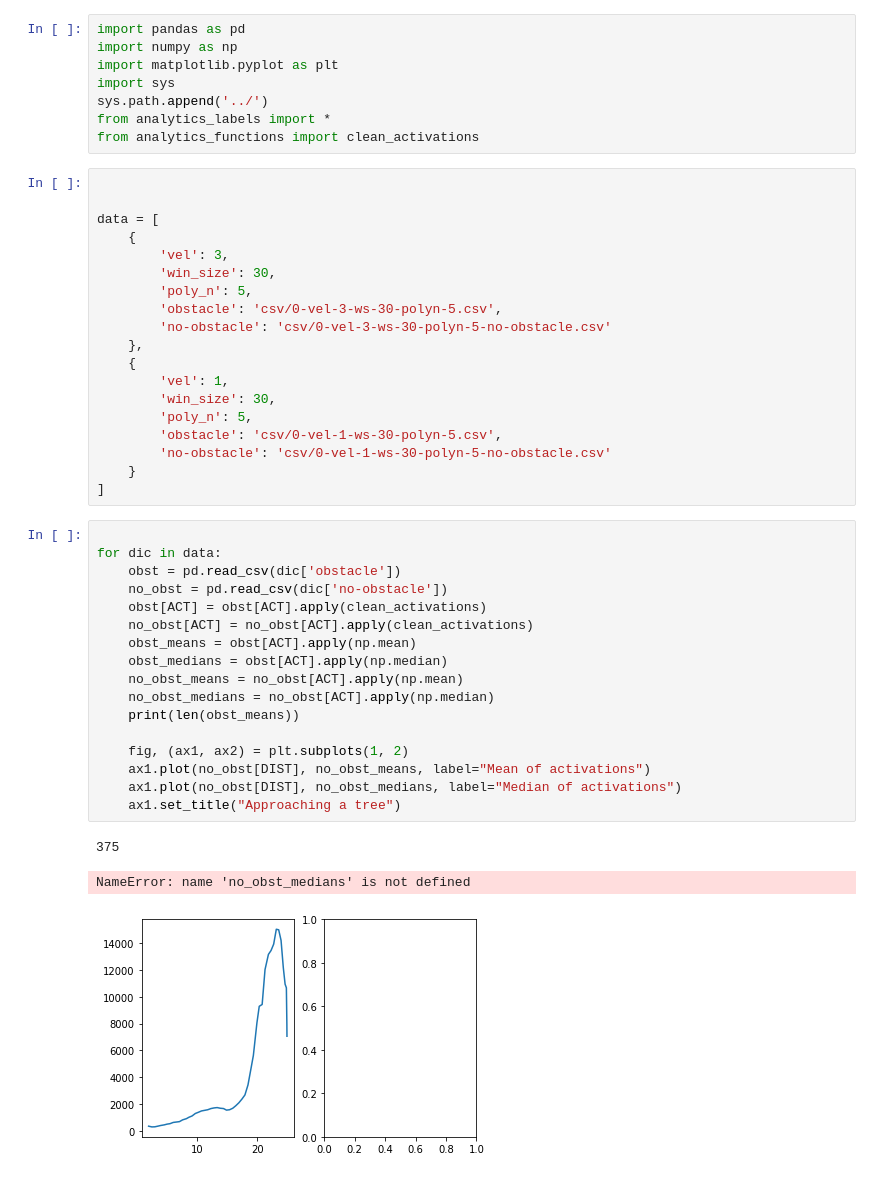
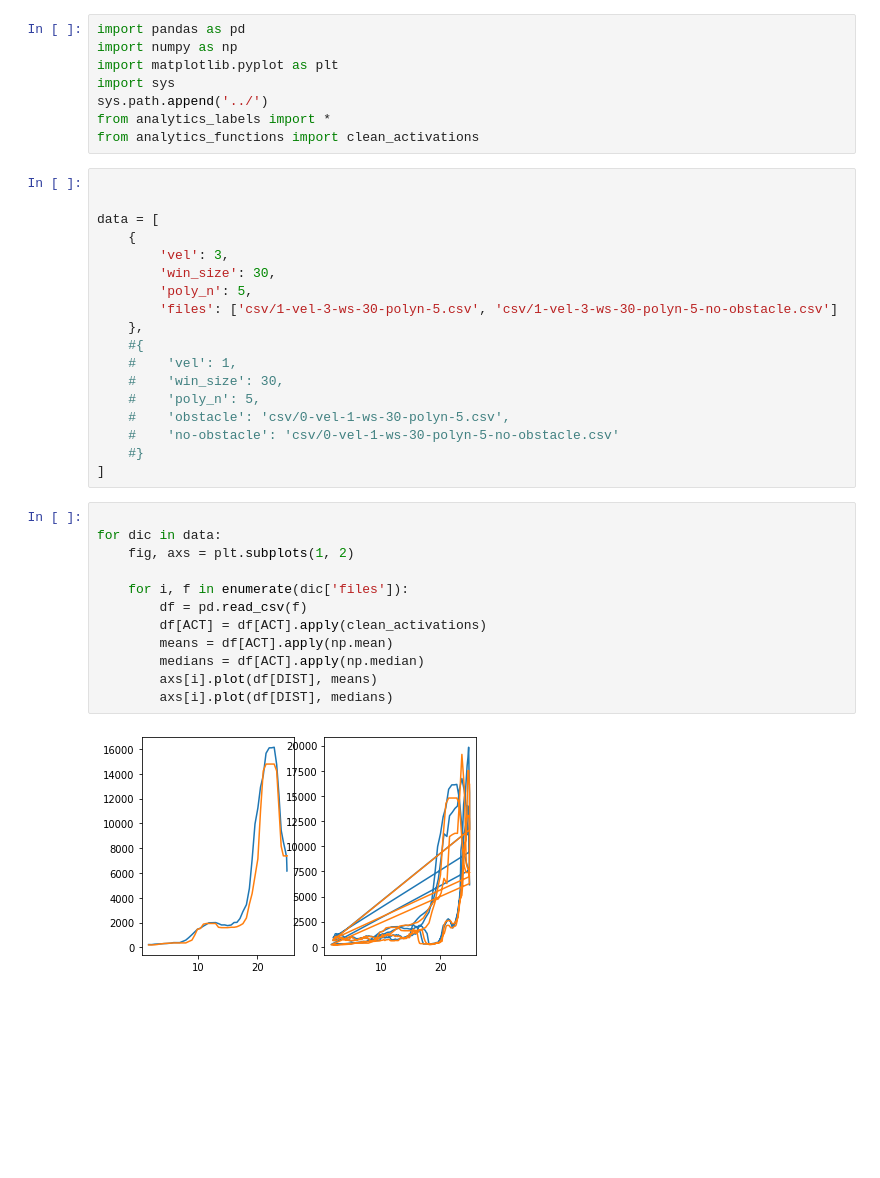
Before and after one commit to joanreyero/pyx4-avoidance, a Jupyter notebook: src/analytics/of-parameters/try.ipynb, the cells around one changed output. Saved outputs shown, nothing was run; the diff lists cells and outputs as text; blank space fills up the shorter version.

Commit message:
More plotting

```diff
--- a/src/analytics/of-parameters/try.ipynb
+++ b/src/analytics/of-parameters/try.ipynb
@@ -14,35 +14,27 @@ data = [
         'vel': 3,
         'win_size': 30,
         'poly_n': 5,
-        'obstacle': 'csv/0-vel-3-ws-30-polyn-5.csv',
-        'no-obstacle': 'csv/0-vel-3-ws-30-polyn-5-no-obstacle.csv'
+        'files': ['csv/1-vel-3-ws-30-polyn-5.csv', 'csv/1-vel-3-ws-30-polyn-5-no-obstacle.csv']
     },
-    {
-        'vel': 1,
-        'win_size': 30,
-        'poly_n': 5,
-        'obstacle': 'csv/0-vel-1-ws-30-polyn-5.csv',
-        'no-obstacle': 'csv/0-vel-1-ws-30-polyn-5-no-obstacle.csv'
-    }
+    #{
+    #    'vel': 1,
+    #    'win_size': 30,
+    #    'poly_n': 5,
+    #    'obstacle': 'csv/0-vel-1-ws-30-polyn-5.csv',
+    #    'no-obstacle': 'csv/0-vel-1-ws-30-polyn-5-no-obstacle.csv'
+    #}
 ]
-# %%
-
-for dic in data:
-    obst = pd.read_csv(dic['obstacle'])
-    no_obst = pd.read_csv(dic['no-obstacle'])
-    obst[ACT] = obst[ACT].apply(clean_activations)
-    no_obst[ACT] = no_obst[ACT].apply(clean_activations)
-    obst_means = obst[ACT].apply(np.mean)
-    obst_medians = obst[ACT].apply(np.median)
-    no_obst_means = no_obst[ACT].apply(np.mean)
-    no_obst_medians = no_obst[ACT].apply(np.median)
-    print(len(obst_means))
-
-    fig, (ax1, ax2) = plt.subplots(1, 2)
-    ax1.plot(no_obst[DIST], no_obst_means, label="Mean of activations")
-    ax1.plot(no_obst[DIST], no_obst_medians, label="Median of activations")
-    ax1.set_title("Approaching a tree")
-# %% [output]
-375
-NameError: name 'no_obst_medians' is not defined
-[figure, removed]
+# %%
+
+for dic in data:
+    fig, axs = plt.subplots(1, 2)
+
+    for i, f in enumerate(dic['files']):
+        df = pd.read_csv(f)
+        df[ACT] = df[ACT].apply(clean_activations)
+        means = df[ACT].apply(np.mean)
+        medians = df[ACT].apply(np.median)
+        axs[i].plot(df[DIST], means)
+        axs[i].plot(df[DIST], medians)
+# %% [output]
+[figure, added]
```
